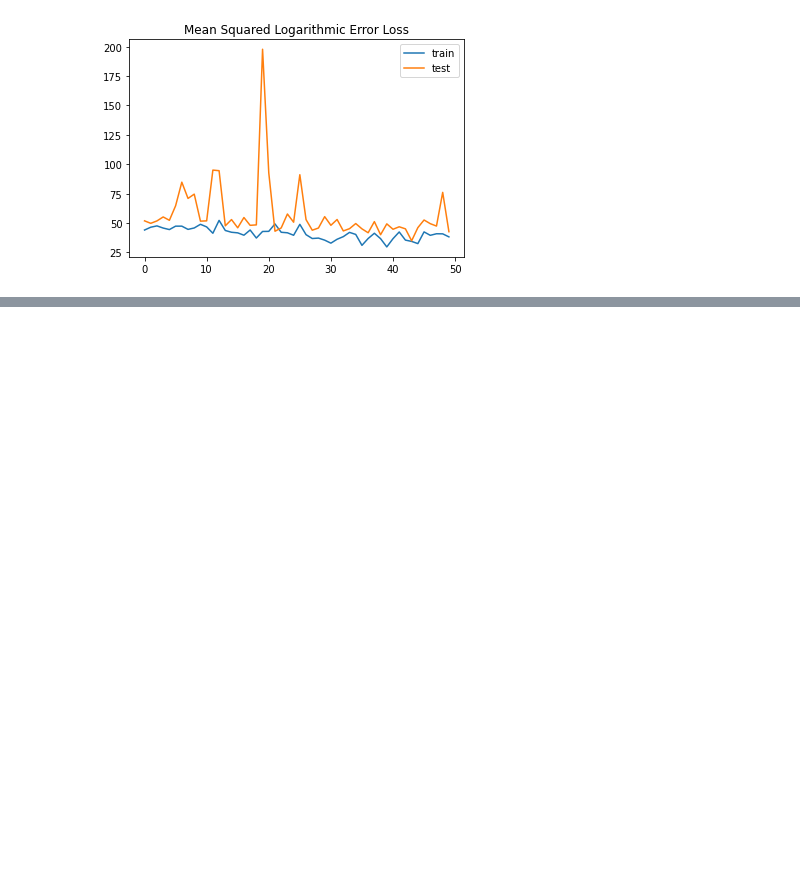
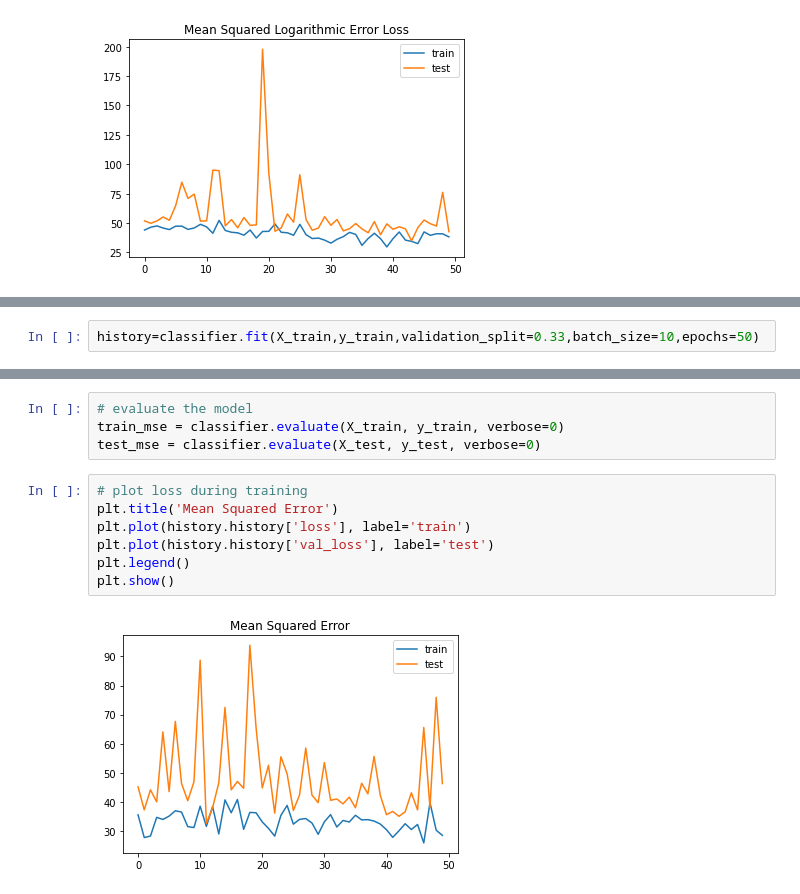
Before and after one commit to riya2509/Bitcoin-Price-Prediction, a Jupyter notebook: Applying ANN model.ipynb, the cells around one changed output, grey strips where cells are left out. Saved outputs shown, nothing was run; the diff lists cells and outputs as text; blank space fills up the shorter version.

```diff
--- a/Applying ANN model.ipynb
+++ b/Applying ANN model.ipynb
@@ -191,0 +198,2 @@ plt.show()
+# %%
+history=classifier.fit(X_train,y_train,validation_split=0.33,batch_size=10,epochs=50)
@@ -191,0 +218,13 @@ plt.show()
+# %%
+# evaluate the model
+train_mse = classifier.evaluate(X_train, y_train, verbose=0)
+test_mse = classifier.evaluate(X_test, y_test, verbose=0)
+# %%
+# plot loss during training
+plt.title('Mean Squared Error')
+plt.plot(history.history['loss'], label='train')
+plt.plot(history.history['val_loss'], label='test')
+plt.legend()
+plt.show()
+# %% [output]
+[figure, added]
```
Also changed, not shown: parts of 3 cells of this notebook.
